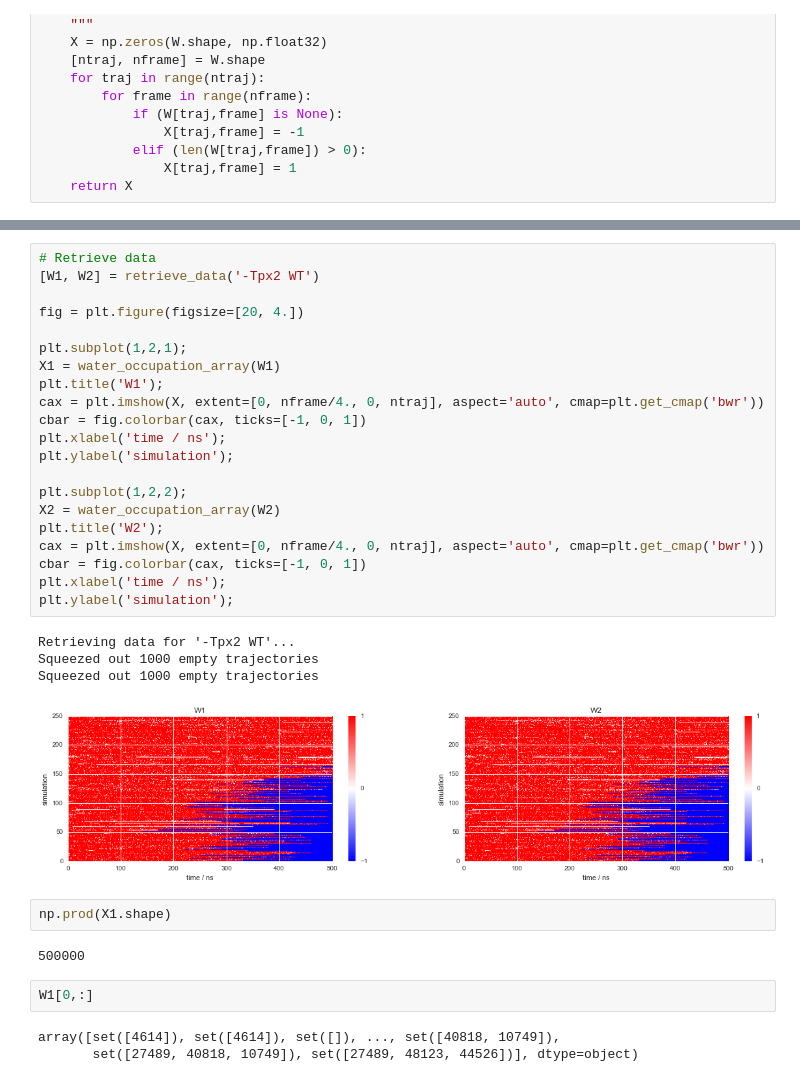
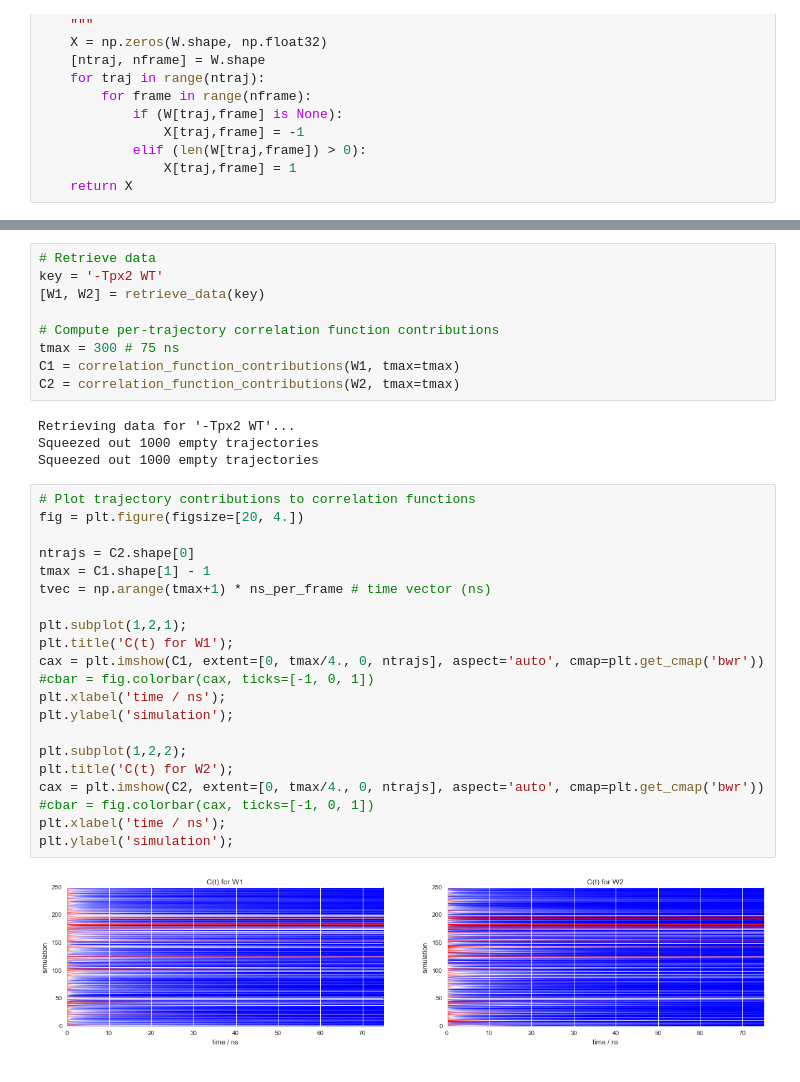
Before and after one commit to choderalab/AURKA_UMN, a Jupyter notebook: analyze/explore-publication-figures.ipynb, the cells around one changed output, grey strips where cells are left out. Saved outputs shown, nothing was run; the diff lists cells and outputs as text.

```diff
--- a/analyze/explore-publication-figures.ipynb
+++ b/analyze/explore-publication-figures.ipynb
@@ -120,35 +371,36 @@ def water_occupation_array(W):
+# %%
+# Retrieve data
+key = '-Tpx2 WT'
+[W1, W2] = retrieve_data(key)
+
+# Compute per-trajectory correlation function contributions
+tmax = 300 # 75 ns
+C1 = correlation_function_contributions(W1, tmax=tmax)
+C2 = correlation_function_contributions(W2, tmax=tmax)
+# %% [output]
+Retrieving data for '-Tpx2 WT'...
+Squeezed out 1000 empty trajectories
+Squeezed out 1000 empty trajectories
 # %%
-# Retrieve data
-[W1, W2] = retrieve_data('-Tpx2 WT')
-
+# Plot trajectory contributions to correlation functions
 fig = plt.figure(figsize=[20, 4.])
 
+ntrajs = C2.shape[0]
+tmax = C1.shape[1] - 1
+tvec = np.arange(tmax+1) * ns_per_frame # time vector (ns)
+
 plt.subplot(1,2,1);
-X1 = water_occupation_array(W1)
-plt.title('W1');
-cax = plt.imshow(X, extent=[0, nframe/4., 0, ntraj], aspect='auto', cmap=plt.get_cmap('bwr'))
-cbar = fig.colorbar(cax, ticks=[-1, 0, 1])
+plt.title('C(t) for W1');
+cax = plt.imshow(C1, extent=[0, tmax/4., 0, ntrajs], aspect='auto', cmap=plt.get_cmap('bwr'))
+#cbar = fig.colorbar(cax, ticks=[-1, 0, 1])
 plt.xlabel('time / ns');
 plt.ylabel('simulation');
 
 plt.subplot(1,2,2);
-X2 = water_occupation_array(W2)
-plt.title('W2');
-cax = plt.imshow(X, extent=[0, nframe/4., 0, ntraj], aspect='auto', cmap=plt.get_cmap('bwr'))
-cbar = fig.colorbar(cax, ticks=[-1, 0, 1])
+plt.title('C(t) for W2');
+cax = plt.imshow(C2, extent=[0, tmax/4., 0, ntrajs], aspect='auto', cmap=plt.get_cmap('bwr'))
+#cbar = fig.colorbar(cax, ticks=[-1, 0, 1])
 plt.xlabel('time / ns');
 plt.ylabel('simulation');
 # %% [output]
-Retrieving data for '-Tpx2 WT'...
-Squeezed out 1000 empty trajectories
-Squeezed out 1000 empty trajectories
-[figure, old version]
+[figure, new version]
-# %%
-np.prod(X1.shape)
-# %% [output]
-500000
-# %%
-W1[0,:]
-# %% [output]
-array([set([4614]), set([4614]), set([]), ..., set([40818, 10749]),
-       set([27489, 40818, 10749]), set([27489, 48123, 44526])], dtype=object)
```
Also changed, not shown: parts of 17 cells of this notebook.
